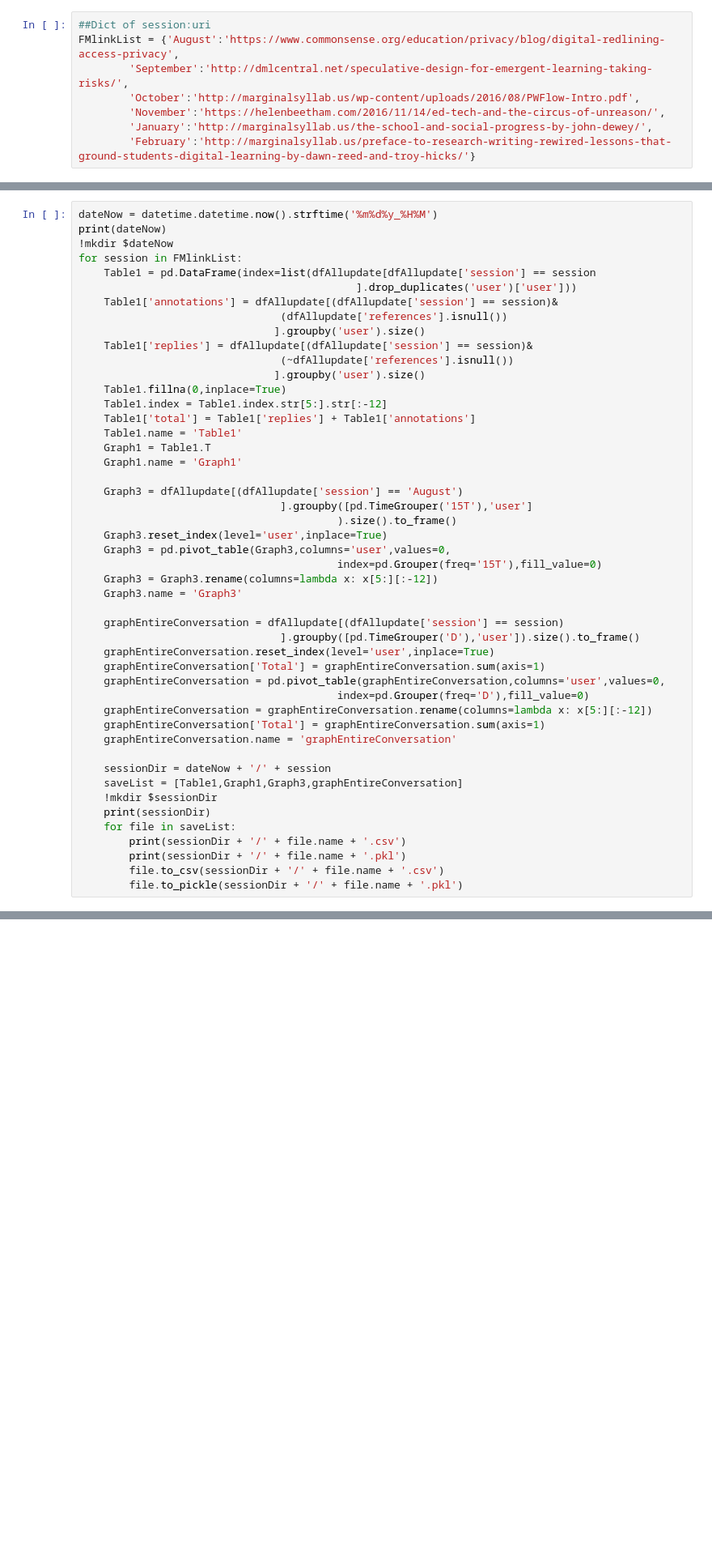
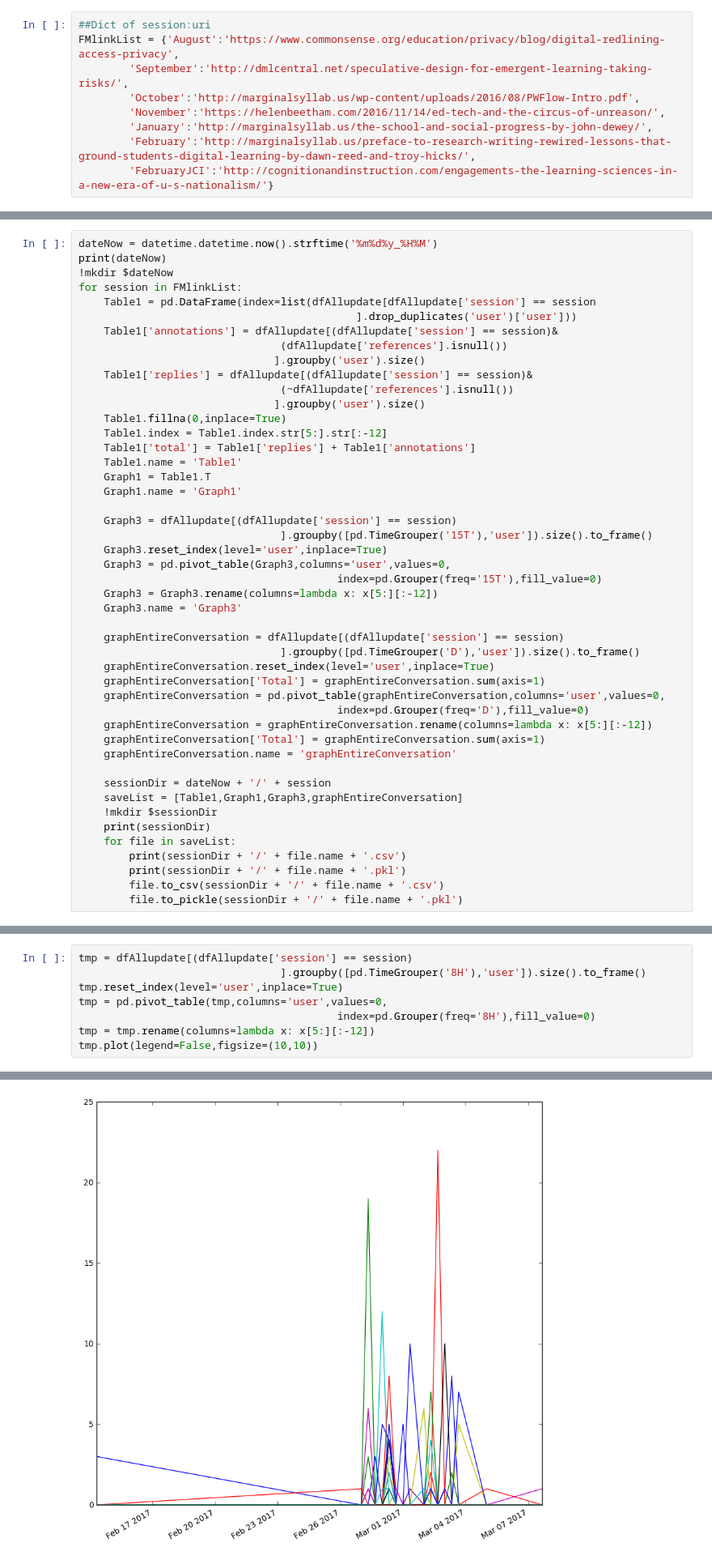
Before and after one commit to perezfr/H_Annotation_Proj, a Jupyter notebook: dataAnalysis.ipynb, the cells around one changed output, grey strips where cells are left out. Shown at 81% size. Saved outputs shown, nothing was run; the diff lists cells and outputs as text; blank space fills up the shorter version.

```diff
--- a/dataAnalysis.ipynb
+++ b/dataAnalysis.ipynb
@@ -12,7 +12,8 @@ FMlinkList = {'August':'https://www.commonsense.org/education/privacy/blog/digit
         'October':'http://marginalsyllab.us/wp-content/uploads/2016/08/PWFlow-Intro.pdf',
         'November':'https://helenbeetham.com/2016/11/14/ed-tech-and-the-circus-of-unreason/',
         'January':'http://marginalsyllab.us/the-school-and-social-progress-by-john-dewey/',
-        'February':'http://marginalsyllab.us/preface-to-research-writing-rewired-lessons-that-ground-students-digital-learning-by-dawn-reed-and-troy-hicks/'}
+        'February':'http://marginalsyllab.us/preface-to-research-writing-rewired-lessons-that-ground-students-digital-learning-by-dawn-reed-and-troy-hicks/',
+        'FebruaryJCI':'http://cognitionandinstruction.com/engagements-the-learning-sciences-in-a-new-era-of-u-s-nationalism/'}
 # %%
 ##Create empty dataFrame, and append data scraped from annotation api
 dfAllupdate = pd.DataFrame(columns=['created','document.title','group','id','links.html',
@@ -61,9 +263,8 @@ for session in FMlinkList:
     Graph1 = Table1.T
     Graph1.name = 'Graph1'
 
-    Graph3 = dfAllupdate[(dfAllupdate['session'] == 'August')
-                                ].groupby([pd.TimeGrouper('15T'),'user']
-                                         ).size().to_frame()
+    Graph3 = dfAllupdate[(dfAllupdate['session'] == session)
+                                ].groupby([pd.TimeGrouper('15T'),'user']).size().to_frame()
     Graph3.reset_index(level='user',inplace=True)
     Graph3 = pd.pivot_table(Graph3,columns='user',values=0,
                                          index=pd.Grouper(freq='15T'),fill_value=0)
@@ -109,0 +313,9 @@ for session in FMlinkList:
+# %%
+tmp = dfAllupdate[(dfAllupdate['session'] == session)
+                                ].groupby([pd.TimeGrouper('8H'),'user']).size().to_frame()
+tmp.reset_index(level='user',inplace=True)
+tmp = pd.pivot_table(tmp,columns='user',values=0,
+                                         index=pd.Grouper(freq='8H'),fill_value=0)
+tmp = tmp.rename(columns=lambda x: x[5:][:-12])
+tmp.plot(legend=False,figsize=(10,10))
+# %% [output]
@@ -109,0 +323 @@ for session in FMlinkList:
+[figure, added]
```
Also changed, not shown: parts of 18 cells of this notebook, 1 other file.
